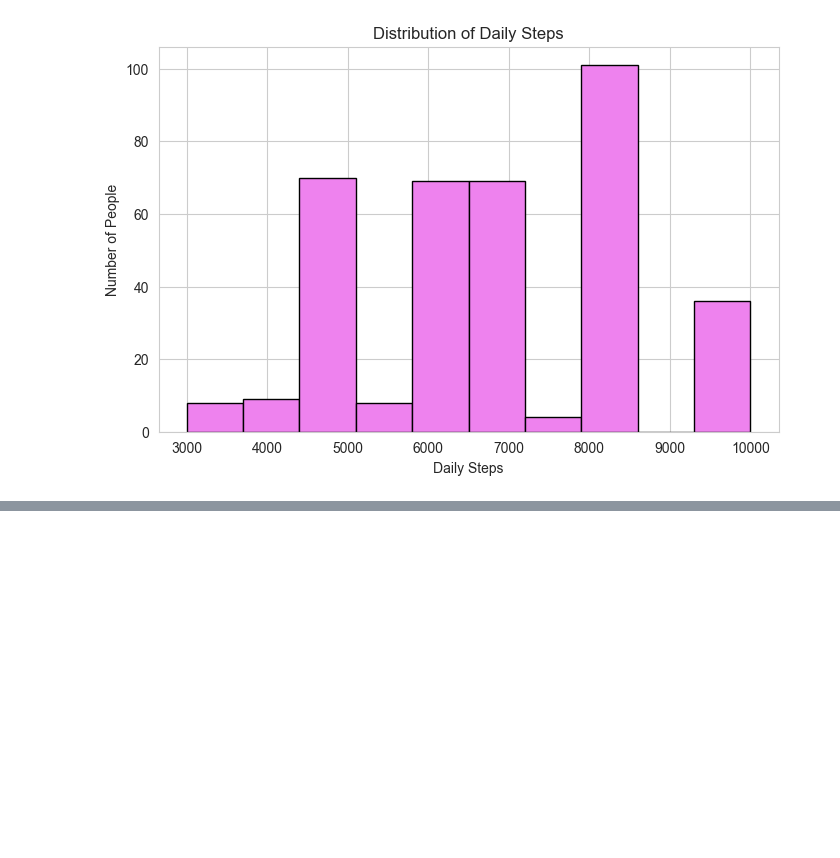
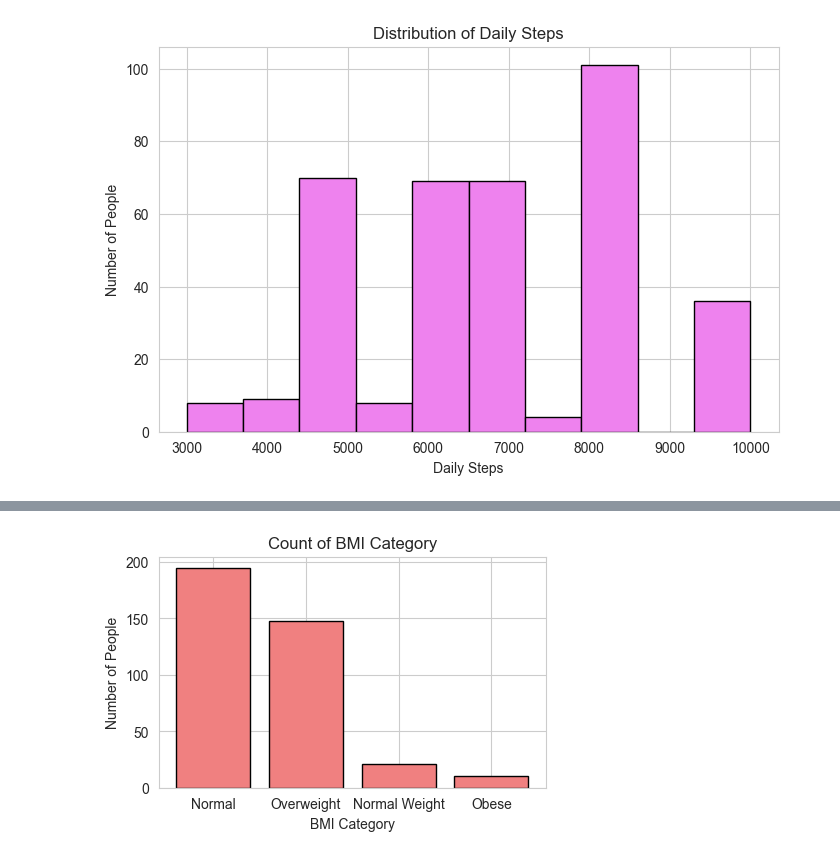
Before and after one commit to Harnoor0718/Data_Analytics, a Jupyter notebook: Summer Training/mini_project.ipynb, the cells around one changed output, grey strips where cells are left out. Drawn from its saved outputs; the diff is of its cells as text; code cells hidden in the pictures; blank space fills up the shorter version.

```diff
--- a/Summer Training/mini_project.ipynb
+++ b/Summer Training/mini_project.ipynb
@@ -128,0 +136,10 @@ plt.show()
+# %%
+bmi_counts = df["BMI Category"].value_counts()
+plt.figure(figsize=(5,3))
+plt.bar(bmi_counts.index, bmi_counts.values, color="lightcoral", edgecolor="black")
+plt.title("Count of BMI Category")
+plt.xlabel("BMI Category")
+plt.ylabel("Number of People")
+plt.show()
+# %% [output]
+[figure, added]
```
Also changed, not shown: parts of 13 cells of this notebook, 1 other file.
